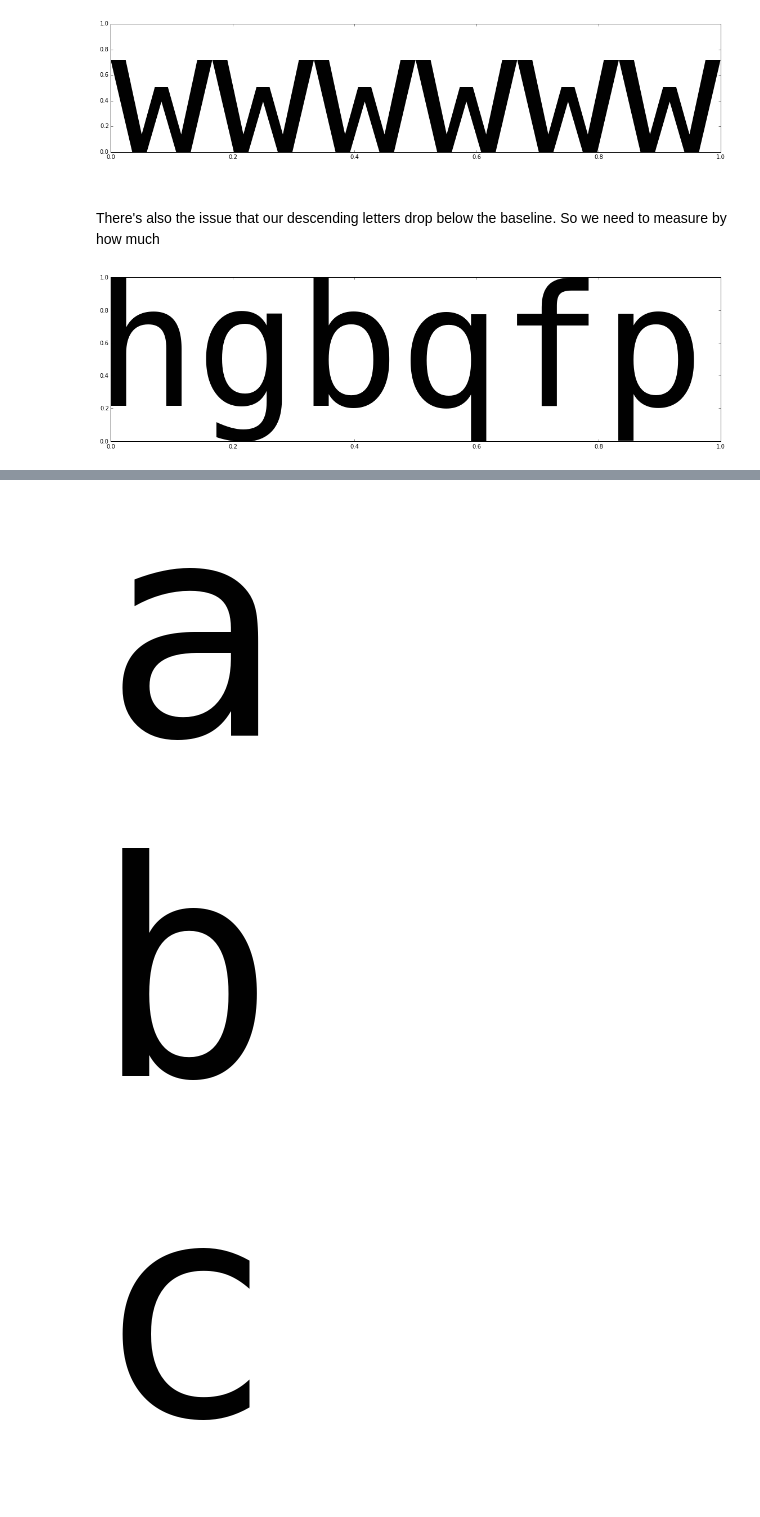
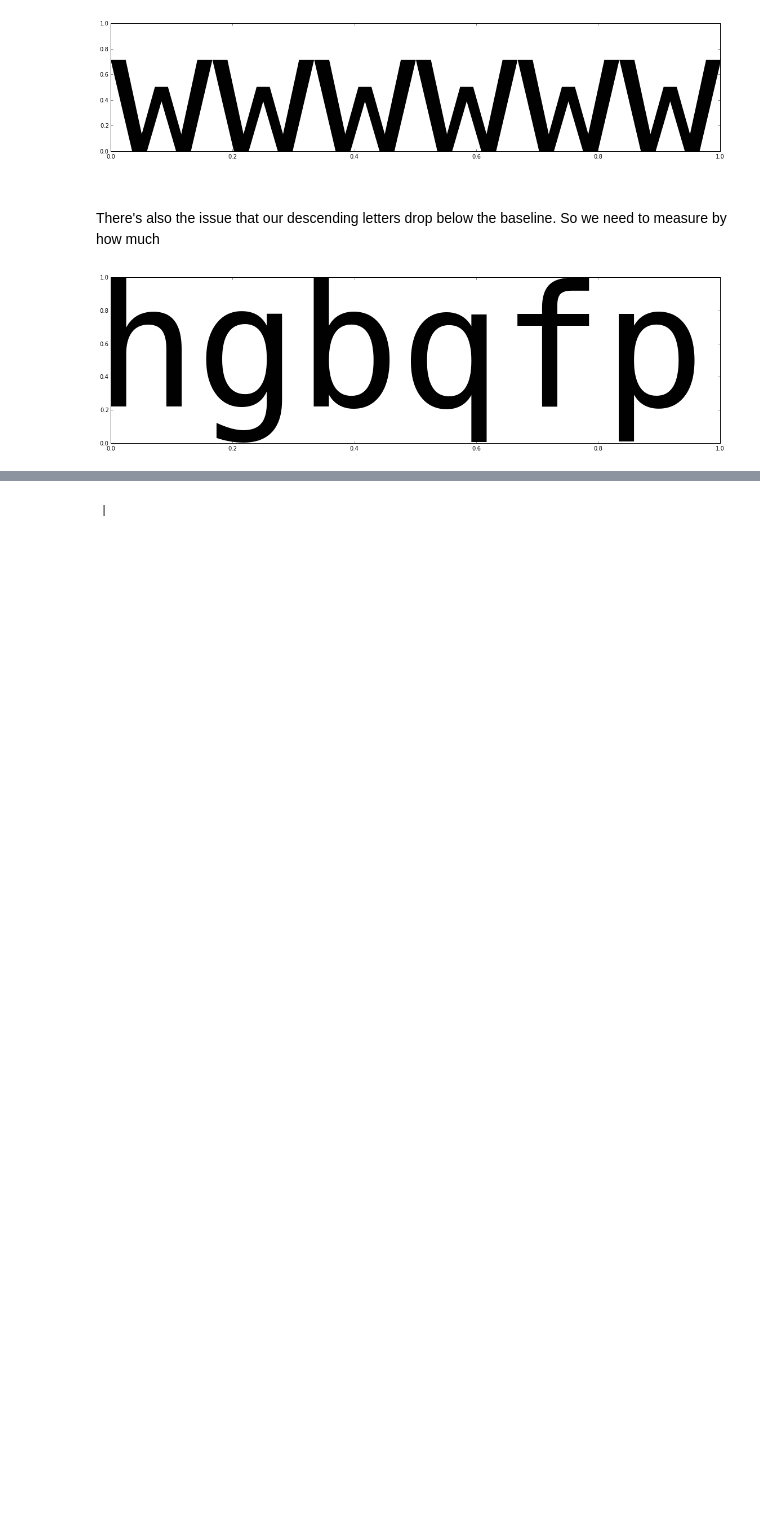
Before and after one commit to drpeteb/ascii-art, a Jupyter notebook: Ascii-Art.ipynb, the cells around one changed output, grey strips where cells are left out. Saved outputs shown, nothing was run; the diff lists cells and outputs as text; code cells hidden in the pictures; blank space fills up the shorter version.

```diff
--- a/Ascii-Art.ipynb
+++ b/Ascii-Art.ipynb
@@ -117,30 +134,46 @@ Now we can loop through an entire set and make a figure for each one.
 # %%
-# Specify a big font size
-fontsize = 300
+# Specify a font size
+fontsize = 10
 
 # Font paramters
-scale = 73.5
+scale = 95
 aspect = 0.793
-descent = 0.28
+descent = 0.29
+border = 0.1
 
-# Make a figure large enough for exactly 1 character
-figheight = fontsize*(1+descent)/scale
-figwidth = float(fontsize)*aspect/scale
+# Characters to get
+char_set = "abcdefghijklmnopqrstuvwxyzABCDEFGHIJKLMNOPQRSTUVWXYZ1234567890,./<>?;'#:@~[]{}-=_+)(*&^%$!\"\\`|"
+# Output
+char_dict = dict()
 
-# Define character set
-charset = "abc"
+# Make a figure
+figheight = (1+2*border)*fontsize*(1+descent)/scale
+figwidth =  (1+2*border)*fontsize*aspect/scale
+fig = plt.figure(figsize=(figwidth,figheight))
+ax = fig.add_axes((0,0,1,1))
 
-# Loop through set
-for ii in range(len(charset)):
+for cc in char_list:
 
-    # Draw it
-    fig = plt.figure(figsize=(figwidth,figheight))
-    ax = fig.add_subplot(1,1,1)
-    ax.text(0, descent/(1+descent), charset[ii], family="monospace", fontsize=fontsize)
-    ax.axis("off")
+    # Print the letter
+    plt.cla()
+    ax.text(0, descent/(1+descent), cc, family="monospace", fontsize=fontsize)
 
-    # Turn it into an image
+    # Remove the axes
+    ax.set_frame_on(False)
+    ax.set_xticks([])
+    ax.set_yticks([])
+    plt.axis('off')
+
+    # Renderer
+    fig.canvas.draw()
+
+    # Convert to a numpy array
+    w,h = fig.canvas.get_width_height()
+    arr = np.fromstring( fig.canvas.tostring_rgb(), dtype=np.uint8 )
+    arr.shape = (h,w,3)
+    bwarr = np.mean(arr,axis=2)
+
+    # Store it in the dictionary
+    char_dict[cc] = bwarr
 # %% [output]
-[figure, old version]
+[figure, new version]
-[figure, removed]
-[figure, removed]
```
Also changed, not shown: parts of 21 cells of this notebook, 3 other files.
